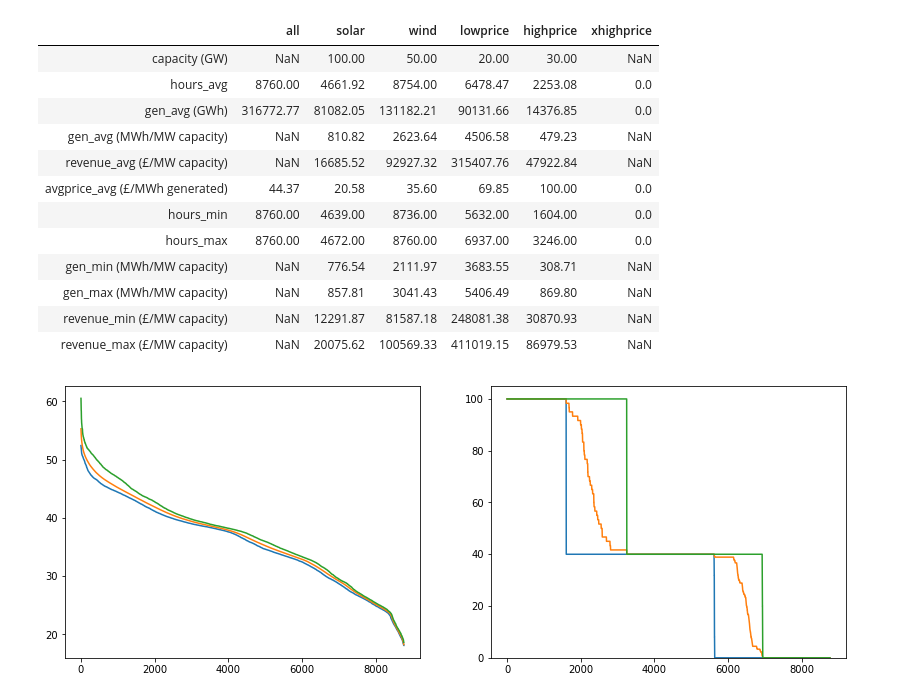
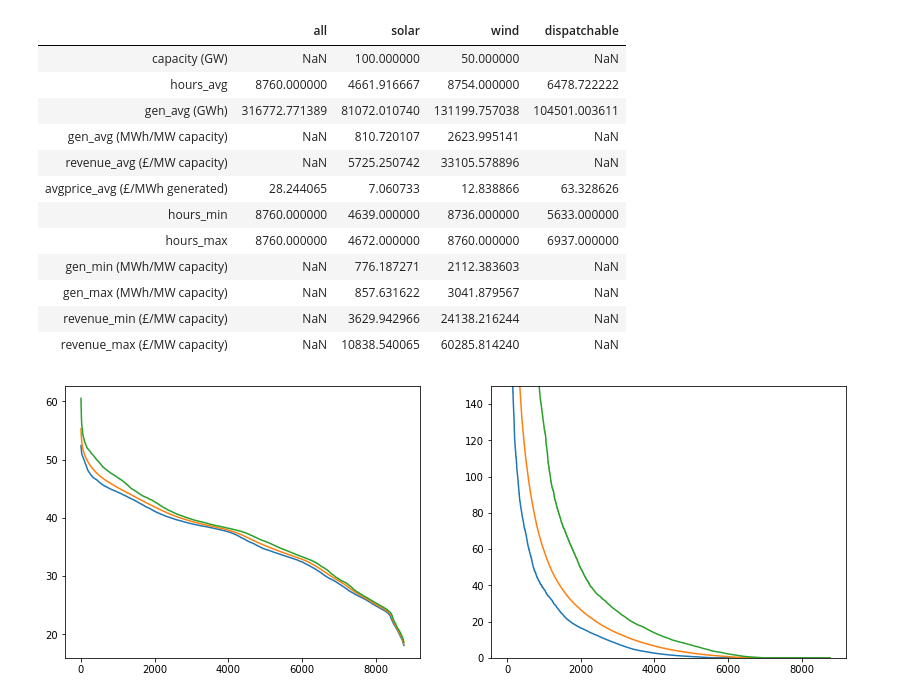
Before and after one commit to gjlipman/notebooks_public, a Jupyter notebook: ElecModel.ipynb, the cells around one changed output. Cells and saved outputs as stored; diff of their text form; code cells hidden in the pictures.

```diff
--- a/ElecModel.ipynb
+++ b/ElecModel.ipynb
@@ -62,13 +65,17 @@ def compute_paths(rawsims, hourtypes, params):
     sims[:,6,:] = f(floor(sims[:,3,:]+sims[:,5,:]))
     return sims
 # %%
-def create_fuel_interpolator(lowcap, lowprice, highcap, highprice, xhighcap, xhighprice):
+def create_fuel_interpolator_old(lowcap, lowprice, highcap, highprice, xhighcap, xhighprice):
     from scipy import interpolate
     assert lowprice<highprice
     x = [0, 0.1, lowcap, lowcap+0.01, lowcap+highcap, lowcap+highcap+0.01, lowcap+highcap+xhighcap]
     y = [0, lowprice, lowprice, highprice, highprice, xhighprice, xhighprice]
     f = interpolate.interp1d(x, y, assume_sorted=True)
     return f
+
+def create_fuel_interpolator(capacity, price, maxprice):
+    rate = np.log(price)/capacity
+    return lambda x: np.where(np.exp(rate*x)>maxprice,maxprice, np.exp(rate*x)-1)
 
 
 periods = pd.date_range(start='2035-01-01', freq='H', periods=365*24)
@@ -107,7 +114,7 @@ params['batteries'] = 12.0
 params['batteryduration']=3 #how many hours of duration a battery has, ie GWh/GW
 params['ns'] = 36 # 1 to 36
 params['offset'] = 0 # 0 to 36-ns
-params['fuel'] = {'lowcap': 20, 'lowprice':40, 'highcap': 30, 'highprice': 100, 'xhighcap':2000, 'xhighprice': 6000}
+params['fuel'] = {'capacity': 25, 'price':50,'maxprice': 5000}
 params['f'] = create_fuel_interpolator(**params['fuel'])
 params['batteryduration']=3 #how many hours of duration a battery has, ie GWh/GW
 params['batterygranularity'] = 10 # number of steps up and down
@@ -124,28 +131,29 @@ def enrichsims(sims, params):
     gen = sims[:,2,:] + sims[:,5,:]
     solar = sims[:,0,:]
     wind = sims[:,1,:]
-    xhigh = floor(gen-solar-wind-params['fuel']['highcap']-params['fuel']['lowcap'])
-    newgen = gen-xhigh
-    high = floor(newgen-solar-wind-params['fuel']['lowcap'])
-    newgen = newgen-high
-    low = floor(newgen-solar-wind)
-    newgen = newgen-low
+    dispatch = floor(gen-solar-wind)
+    newgen = gen-dispatch
     renewlose = (solar+wind-newgen)/np.where(solar+wind==0,0.01,solar+wind)
     solar = solar*(1-renewlose)
     wind = wind*(1-renewlose)
 
-    fullsims = np.stack([sims[:,j,:] for j in range(sims.shape[1])] + [gen, solar, wind, low, high, xhigh], axis=1)
-    d = pd.DataFrame(columns=['all','solar','wind','lowprice','highprice','xhighprice'])
+    fullsims = np.stack([sims[:,j,:] for j in range(sims.shape[1])] + [gen, solar, wind, dispatch], axis=1)
+    return fullsims
 
+def createsummarytable(fullsims, params):
 
-    cols = [params['solarcapacity'], params['windcapacity'],params['fuel']['lowcap'],params['fuel']['highcap'], np.NaN]
+    price, gen, solar, wind, dispatch = tuple([fullsims[:,j,:] for j in [6,7,8,9,10]])
+
+    d = pd.DataFrame(columns=['all','solar','wind','dispatchable'])
+
+    cols = [params['solarcapacity'], params['windcapacity'], np.NaN]
     d.loc['capacity (GW)'] = [np.NaN] + cols
 
     def countpos(x):
         vals = np.where(x>0,1,0).sum(axis=0)
         return vals.mean(), vals.min(), vals.max()
 
-    cols = [(8760, 8760, 8760), countpos(solar), countpos(wind), countpos(low), countpos(high), countpos(xhigh)]
+    cols = [(8760, 8760, 8760), countpos(solar), countpos(wind), countpos(dispatch)]
     d.loc['hours_min'] = [c[1] for c in cols]
     d.loc['hours_avg'] = [c[0] for c in cols]
     d.loc['hours_max'] = [c[2] for c in cols]
@@ -154,55 +162,56 @@ def enrichsims(sims, params):
         vals = x.sum(axis=0)
         return vals.mean(), vals.min(), vals.max()
 
-    cols = [sumvals(solar), sumvals(wind), sumvals(low), sumvals(high), sumvals(xhigh)]
+    cols = [sumvals(solar), sumvals(wind), sumvals(dispatch)]
     cols = [[sum([c[i] for c in cols]) for i in [0,1,2]]] + cols
 
 
     d.loc['gen_min (GWh)'] = [c[1] for c in cols]
     d.loc['gen_avg (GWh)'] = [c[0] for c in cols]
     d.loc['gen_max (GWh)'] = [c[2] for c in cols]
     d.loc['gen_min (MWh/MW capacity)'] = d.loc['gen_min (GWh)']/d.loc['capacity (GW)']
     d.loc['gen_avg (MWh/MW capacity)'] = d.loc['gen_avg (GWh)']/d.loc['capacity (GW)']
     d.loc['gen_max (MWh/MW capacity)'] = d.loc['gen_max (GWh)']/d.loc['capacity (GW)']
 
 
     def sumvals(x):
         vals = (x*price).sum(axis=0)
         return vals.mean(), vals.min(), vals.max()
 
-    cols = [sumvals(gen), sumvals(solar), sumvals(wind), sumvals(low), sumvals(high), sumvals(xhigh)]
+    cols = [sumvals(gen), sumvals(solar), sumvals(wind), sumvals(dispatch)]
     d.loc['revenue_min (£/MW capacity)'] = [c[1] for c in cols]
     d.loc['revenue_avg (£/MW capacity)'] = [c[0] for c in cols]
     d.loc['revenue_max (£/MW capacity)'] = [c[2] for c in cols]
     d.loc['revenue_min (£/MW capacity)'] /= d.loc['capacity (GW)']
     d.loc['revenue_avg (£/MW capacity)'] /= d.loc['capacity (GW)']
     d.loc['revenue_max (£/MW capacity)'] /= d.loc['capacity (GW)']
 
     def sumvals(x):
         vals = (x*price).sum(axis=0)/np.where(x.sum(axis=0)==0,0.01,x.sum(axis=0))
         return vals.mean(), vals.min(), vals.max()
-    cols = [sumvals(gen), sumvals(solar), sumvals(wind), sumvals(low), sumvals(high), sumvals(xhigh)]
+    cols = [sumvals(gen), sumvals(solar), sumvals(wind), sumvals(dispatch)]
     d.loc['avgprice_min (£/MWh generated)']  = [c[1] for c in cols]
     d.loc['avgprice_avg (£/MWh generated)'] = [c[0] for c in cols]
     d.loc['avgprice_max (£/MWh generated)'] = [c[2] for c in cols]
-    return d, fullsims
+    return d
 
-d, fullsims = enrichsims(sims, params)
+fullsims = enrichsims(sims, params)
+d = createsummarytable(fullsims, params)
 d.iloc[[0,2,5,8,11,14,1,3,7,9,10,12]]
 # %% [output]
-|  | all | solar | wind | lowprice | highprice | xhighprice |
-| capacity (GW) | NaN | 100.00 | 50.00 | 20.00 | 30.00 | NaN |
-| hours_avg | 8760.00 | 4661.92 | 8754.00 | 6478.47 | 2253.08 | 0.0 |
-| gen_avg (GWh) | 316772.77 | 81082.05 | 131182.21 | 90131.66 | 14376.85 | 0.0 |
-| gen_avg (MWh/MW capacity) | NaN | 810.82 | 2623.64 | 4506.58 | 479.23 | NaN |
-| revenue_avg (£/MW capacity) | NaN | 16685.52 | 92927.32 | 315407.76 | 47922.84 | NaN |
-| avgprice_avg (£/MWh generated) | 44.37 | 20.58 | 35.60 | 69.85 | 100.00 | 0.0 |
-| hours_min | 8760.00 | 4639.00 | 8736.00 | 5632.00 | 1604.00 | 0.0 |
-| hours_max | 8760.00 | 4672.00 | 8760.00 | 6937.00 | 3246.00 | 0.0 |
-| gen_min (MWh/MW capacity) | NaN | 776.54 | 2111.97 | 3683.55 | 308.71 | NaN |
-| gen_max (MWh/MW capacity) | NaN | 857.81 | 3041.43 | 5406.49 | 869.80 | NaN |
-| revenue_min (£/MW capacity) | NaN | 12291.87 | 81587.18 | 248081.38 | 30870.93 | NaN |
-| revenue_max (£/MW capacity) | NaN | 20075.62 | 100569.33 | 411019.15 | 86979.53 | NaN |
+|  | all | solar | wind | dispatchable |
+| capacity (GW) | NaN | 100.000000 | 50.000000 | NaN |
+| hours_avg | 8760.000000 | 4661.916667 | 8754.000000 | 6478.722222 |
+| gen_avg (GWh) | 316772.771389 | 81072.010740 | 131199.757038 | 104501.003611 |
+| gen_avg (MWh/MW capacity) | NaN | 810.720107 | 2623.995141 | NaN |
+| revenue_avg (£/MW capacity) | NaN | 5725.250742 | 33105.578896 | NaN |
+| avgprice_avg (£/MWh generated) | 28.244065 | 7.060733 | 12.838866 | 63.328626 |
+| hours_min | 8760.000000 | 4639.000000 | 8736.000000 | 5633.000000 |
+| hours_max | 8760.000000 | 4672.000000 | 8760.000000 | 6937.000000 |
+| gen_min (MWh/MW capacity) | NaN | 776.187271 | 2112.383603 | NaN |
+| gen_max (MWh/MW capacity) | NaN | 857.631622 | 3041.879567 | NaN |
+| revenue_min (£/MW capacity) | NaN | 3629.942966 | 24138.216244 | NaN |
+| revenue_max (£/MW capacity) | NaN | 10838.540065 | 60285.814240 | NaN |
 # %%
 pd.DataFrame(fullsims[:,:,0]).to_clipboard()
 # %%
@@ -221,7 +230,7 @@ plt.subplot(122)
 plt.plot(price.min(axis=1))
 plt.plot(price.mean(axis=1))
 plt.plot(price.max(axis=1))
-plt.ylim((0,params['fuel']['highprice']*1.05))
+plt.ylim((0,params['fuel']['price']*3))
 plt.show()
 # %% [output]
-[figure, old version]
+[figure, new version]
```
Also changed, not shown: parts of 10 cells of this notebook.
